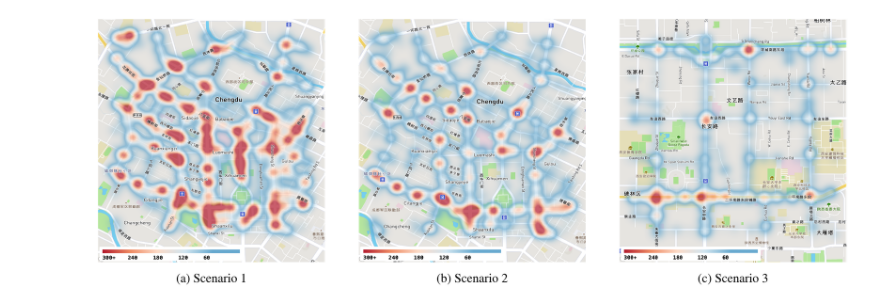
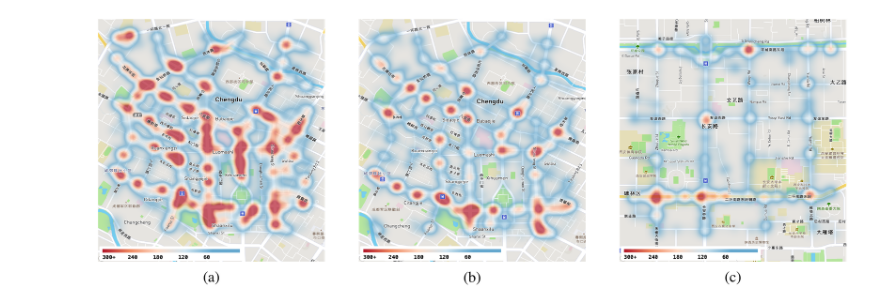
Before and after one commit to neardws/Multi-Agent-Deep-Reinforcement-Learning, a Jupyter notebook: draw_heatmap.ipynb, the cells around one changed output. Drawn from its saved outputs; the diff is of its cells as text; code cells hidden in the pictures.

```diff
--- a/draw_heatmap.ipynb
+++ b/draw_heatmap.ipynb
@@ -10,40 +10,40 @@ bmap = brewer2mpl.get_map('Pastel1', 'qualitative', 3)
 new_colors = bmap.mpl_colors
 # new_colors = ['seashell', 'honeydew', 'lightcyan']
 
-fig_title = ['(a) Scenario 1', '(b) Scenario 2', '(c) Scenario 3']
+fig_title = ['(a)', '(b)', '(c)']
 
 colors = ['lightcoral', 'orange', 'lightgreen', 'cornflowerblue', 'darkviolet', 'seashell', 'honeydew', 'lightcyan']
 markers = ['*', 'd', 's', '^', 'o']
-font_size = 45
+font_size = 55
 legend_size = 40
 markersize = 20
 plt.figure(figsize=(48, 16))            # 确定图像画布的大小
 plt.rcParams['font.sans-serif'] = ['Nimbus Roman']  # 设置字体
 #################################################################### #################################################################
 plt.subplot(1, 3, 1)                        # 将画布分为两列
 plt.title(fig_title[0], fontsize=font_size, y=-0.09)     # 图的title
 img=io.imread("./cd08.png")
 plt.axis('off')
 plt.imshow(img, interpolation='nearest', aspect='auto')
 
 #################################################################### #################################################################
 plt.subplot(1, 3, 2)
 plt.title(fig_title[1], fontsize=font_size, y=-0.09)     # 图的title
 img=io.imread("./cd23.png")
 plt.axis('off')
 plt.imshow(img, interpolation='nearest', aspect='auto')
 
 
 #################################################################### #################################################################
 plt.subplot(1, 3, 3)
 plt.title(fig_title[2], fontsize=font_size, y=-0.09)     # 图的title
 img=io.imread("./xa08.png")
 plt.axis('off')
 plt.imshow(img, interpolation='nearest', aspect='auto')
 
 # plt.savefig('different_bandwidth.png', dpi=50)
 plt.subplots_adjust(wspace =0.15)#调整子图间距
 plt.savefig("Fig-3.pdf", bbox_inches='tight')
 plt.show()
 # %% [output]
-[figure, old version]
+[figure, new version]
```
Also changed, not shown: 26 other files.
